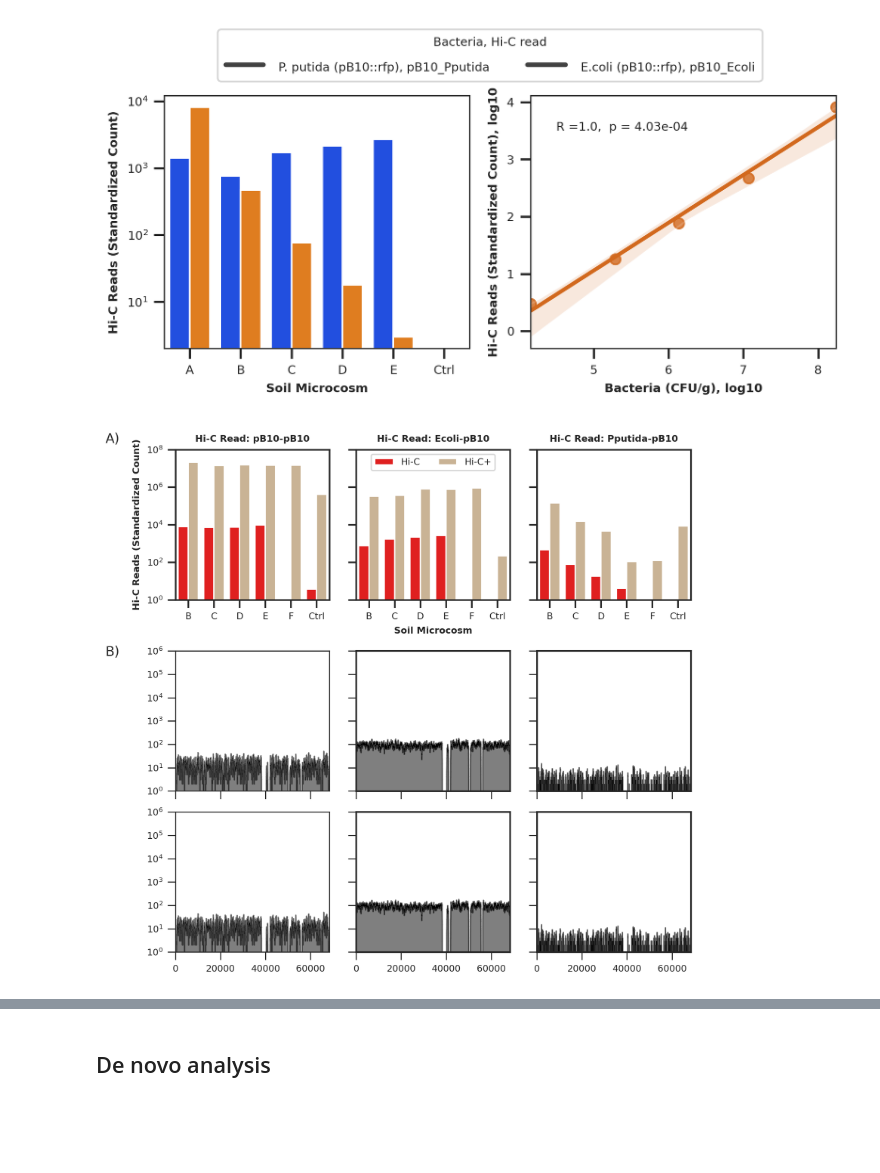
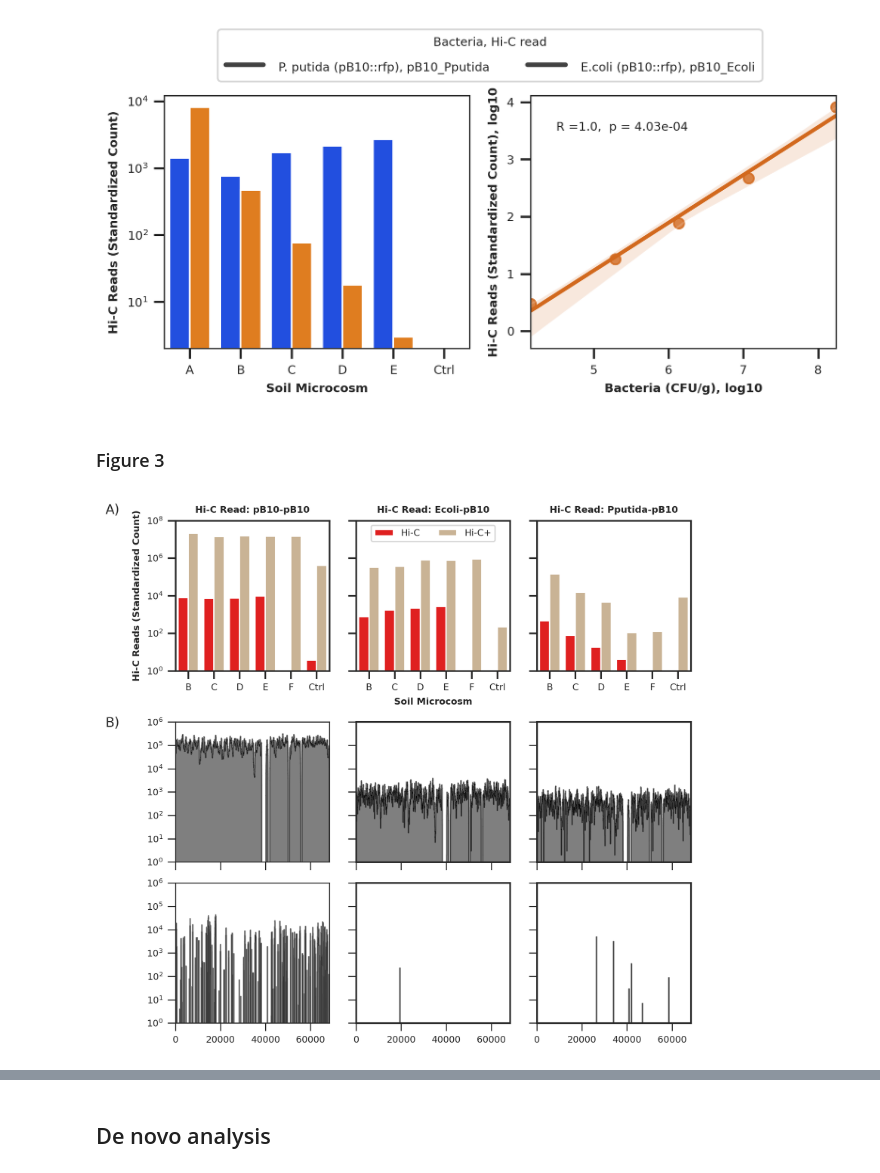
Before and after one commit to scastanedabarba/hic_targetcapture, a Jupyter notebook: data_visualization.ipynb, the cells around one changed output, grey strips where cells are left out. Drawn from its saved outputs; the diff is of its cells as text; code cells hidden in the pictures; blank space fills up the shorter version.

```diff
--- a/data_visualization.ipynb
+++ b/data_visualization.ipynb
@@ -44,7 +44,7 @@ def plot_coverage(file, ax1, ax2, ax3, xlabels='off'):
     """
     Function for making coverage plots
     """
-    df = pd.read_csv('B_plasmid_coverage.csv')
+    df = pd.read_csv(file)
     pb10_pb10 = df['pb10_pb10'].to_list()
     ecoli_pb10 = df['pb10_ecoli'].to_list()
     pputida_pb10 = df['pb10_pputida'].to_list()
@@ -204,7 +173,10 @@ plt.savefig('/mnt/ceph/cast9836/00_projects/hic_targetcapture/06_output/figures/
 findfont: Font family ['Helvetica'] not found. Falling back to DejaVu Sans.
 findfont: Font family ['Helvetica'] not found. Falling back to DejaVu Sans.
 [figure]
+# %% [markdown]
+### Figure 3
 # %%
+os.chdir('/mnt/ceph/cast9836/00_projects/hic_targetcapture/06_output/enrichment_comparison/')
 #make dataframe with data for figure 3A. hic and hic+ counts are combined
 fig3A_data = pd.concat([hic, hicplus], ignore_index=True, axis=0)
 
@@ -243,31 +215,31 @@ ax1.set_title('Hi-C Read: pB10-pB10', fontsize=7, fontweight='bold')
 ax1.legend('',frameon=False)
 
 sns.barplot(data = fig3A_data[fig3A_data['Hi-C link']=='Ecoli-pB10'], x='Index', y='count',
             hue='type', palette={'Hi-C':'red', 'Hi-C+':'tan'}, ax=ax2,
             order=['B', 'C', 'D', 'E', 'F', 'Ctrl']).set(yscale='log')
 ax2.set_xlabel('Soil Microcosm', fontsize=7, fontweight='bold')
 ax2.tick_params(axis='both', which='major', labelsize=7)
 ax2.legend(loc='upper center', ncol=2)
 ax2.set(ylabel=None)
 ax2.set_title('Hi-C Read: Ecoli-pB10', fontsize=7, fontweight='bold')
 ax2.set_ylim(1, 100000000)
 ax2.tick_params(axis='y', label1On=False)
 ax2.yaxis.set_ticklabels([])
 
 sns.barplot(data = fig3A_data[fig3A_data['Hi-C link']=='Pputida-pB10'], x='Index', y='count',
             hue='type', palette={'Hi-C':'red', 'Hi-C+':'tan'}, ax=ax3,
             order=['B', 'C', 'D', 'E', 'F', 'Ctrl']).set(yscale='log')
 ax3.tick_params(axis='both', which='major', labelsize=7)
 ax3.set(ylabel=None)
 ax3.set(xlabel=None)
 ax3.set_title('Hi-C Read: Pputida-pB10', fontsize=7, fontweight='bold')
 ax3.set_ylim(1, 100000000)
 ax3.tick_params(axis='y', label1On=False)
 ax3.yaxis.set_ticklabels([])
 ax3.legend('',frameon=False)
 
 #make coverage plots
 plot_coverage('C+_plasmid_coverage.csv', ax4, ax5, ax6)
 plot_coverage('ctrl1+_plasmid_coverage.csv', ax7, ax8, ax9, 'on')
 # %% [output]
-[figure, old version]
+[figure, new version]
```
Also changed, not shown: parts of 18 cells of this notebook, 3 other files.
